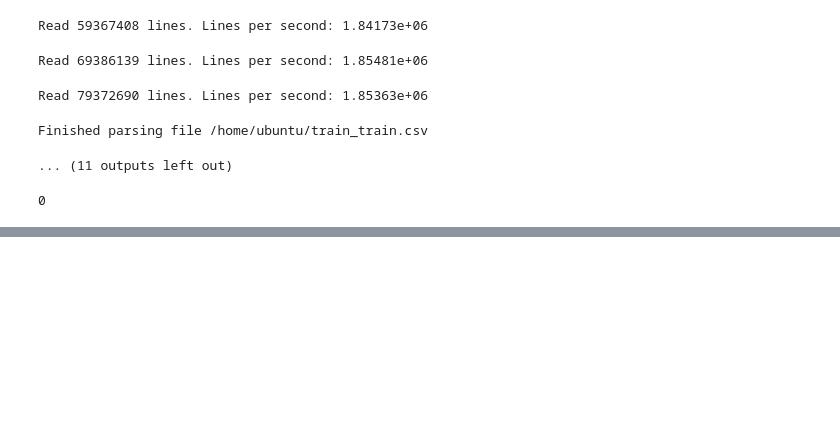
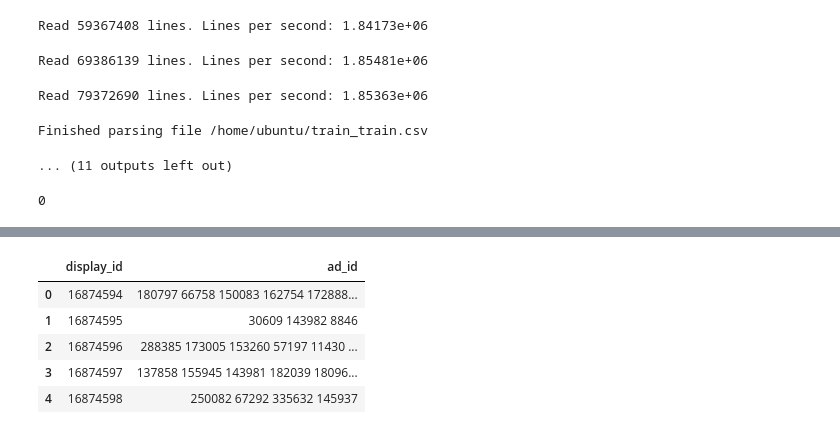
Before and after one commit to nishant07/Kaggle_Outbrain-Click-Prediction, a Jupyter notebook: EDA_FeatureEngg_outbrain_click.ipynb, the cells around one changed output, grey strips where cells are left out. Cells and saved outputs as stored; diff of their text form; code cells hidden in the pictures; blank space fills up the shorter version.

```diff
--- a/EDA_FeatureEngg_outbrain_click.ipynb
+++ b/EDA_FeatureEngg_outbrain_click.ipynb
@@ -528,0 +638,11 @@ test_SF.show()
+# %%
+submission.sort_values(['display_id','clicked'], inplace=True, ascending=False)
+submission = submission.groupby('display_id').ad_id.apply(lambda x: " ".join(map(str,x))).reset_index()
+submission.head()
+# %% [output]
+|  | display_id | ad_id |
+| 0 | 16874594 | 180797 66758 150083 162754 172888... |
+| 1 | 16874595 | 30609 143982 8846 |
+| 2 | 16874596 | 288385 173005 153260 57197 11430 ... |
+| 3 | 16874597 | 137858 155945 143981 182039 18096... |
+| 4 | 16874598 | 250082 67292 335632 145937 |
```
Also changed, not shown: parts of 14 cells of this notebook.
